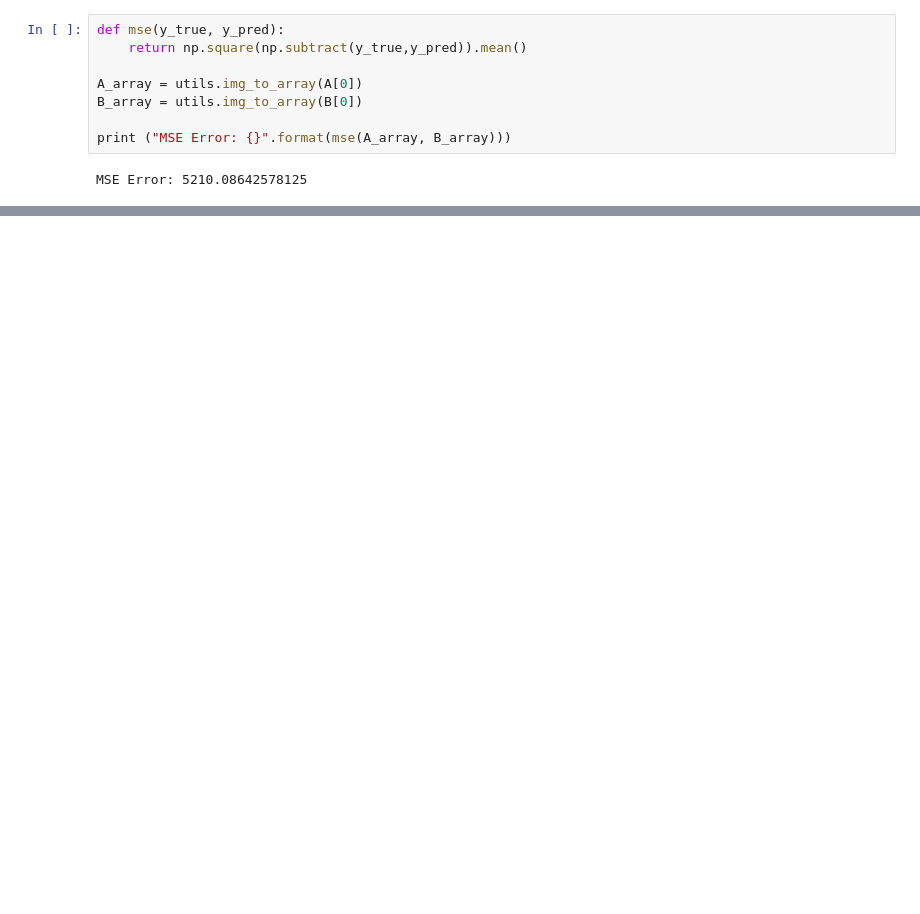
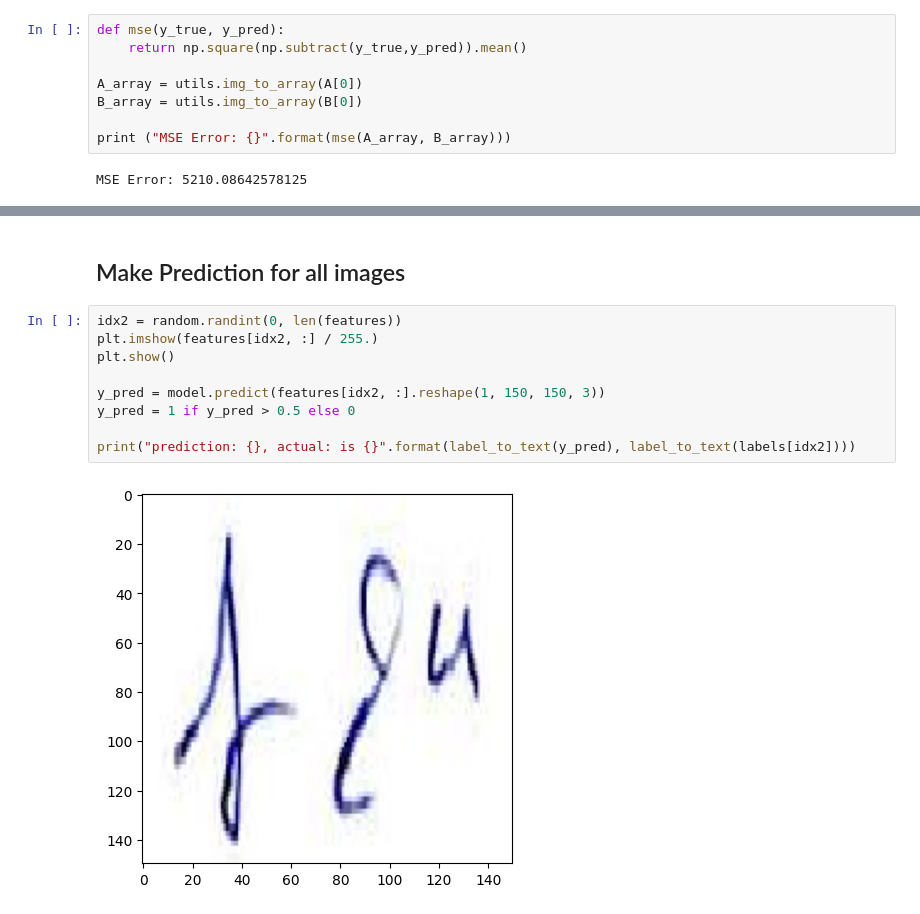
Before and after one commit to gg41825/real_fake_signature, a Jupyter notebook: detect.ipynb, the cells around one changed output, grey strips where cells are left out. Cells and saved outputs as stored; diff of their text form; blank space fills up the shorter version.

Commit message:
predict by CNN

```diff
--- a/detect.ipynb
+++ b/detect.ipynb
@@ -185,0 +188,13 @@ _________________________________________________________________
+# %% [markdown]
+## Make Prediction for all images
+# %%
+idx2 = random.randint(0, len(features))
+plt.imshow(features[idx2, :] / 255.)
+plt.show()
+
+y_pred = model.predict(features[idx2, :].reshape(1, 150, 150, 3))
+y_pred = 1 if y_pred > 0.5 else 0
+
+print("prediction: {}, actual: is {}".format(label_to_text(y_pred), label_to_text(labels[idx2])))
+# %% [output]
+[figure, added]
```
Also changed, not shown: parts of 18 cells of this notebook.
